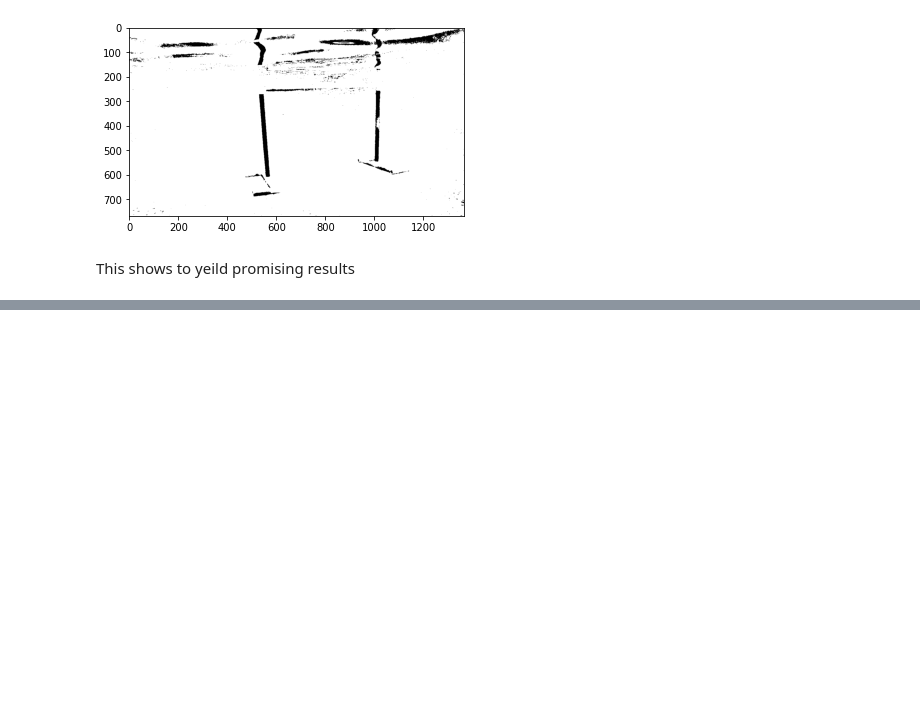
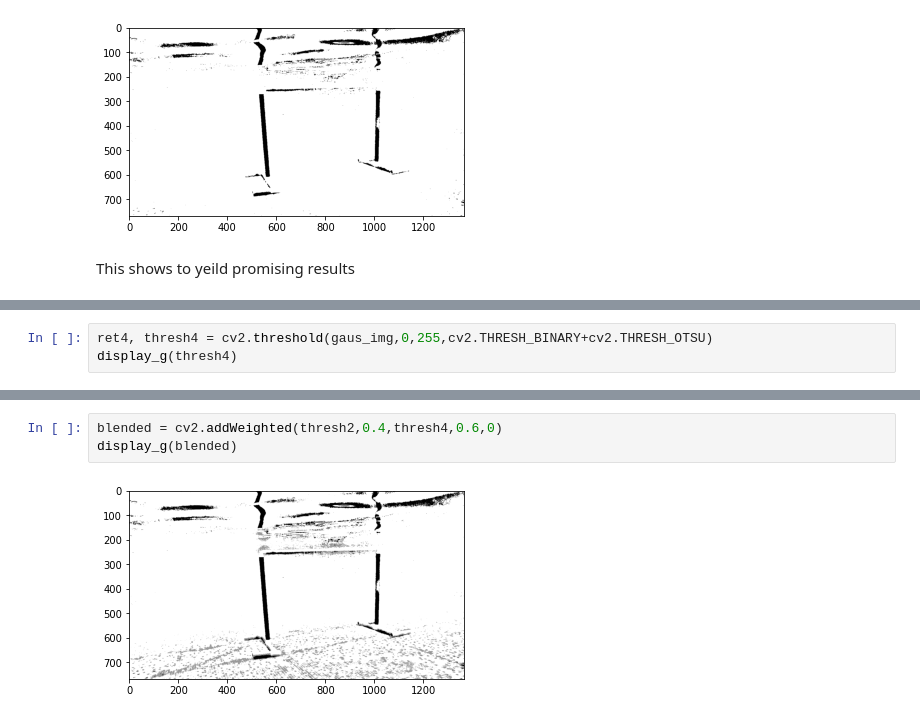
Before and after one commit to ArjunRameshV/image_processing_for_auv, a Jupyter notebook: AUV_threshold.ipynb, the cells around one changed output, grey strips where cells are left out. Saved outputs shown, nothing was run; the diff lists cells and outputs as text; blank space fills up the shorter version.

```diff
--- a/AUV_threshold.ipynb
+++ b/AUV_threshold.ipynb
@@ -55,0 +63,3 @@ This shows to yeild promising results
+# %%
+ret4, thresh4 = cv2.threshold(gaus_img,0,255,cv2.THRESH_BINARY+cv2.THRESH_OTSU)
+display_g(thresh4)
@@ -55,0 +68,5 @@ This shows to yeild promising results
+# %%
+blended = cv2.addWeighted(thresh2,0.4,thresh4,0.6,0)
+display_g(blended)
+# %% [output]
+[figure, added]
```
Also changed, not shown: parts of 3 cells of this notebook.
